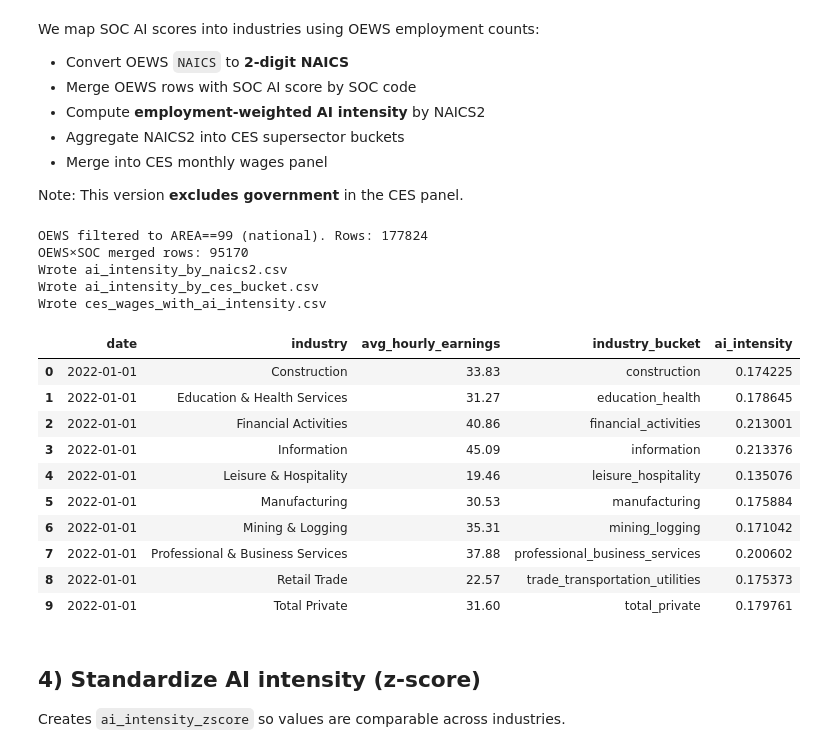
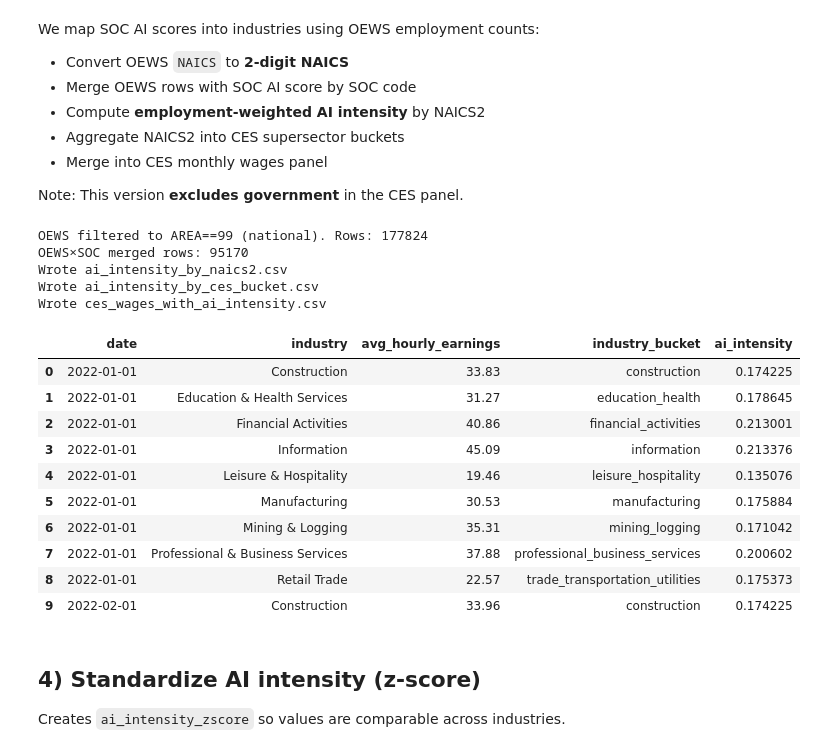
Before and after one commit to AmmarShafi1/Data-Science-Capstone-2026, a Jupyter notebook: Cleaned Code/ai_wage_pipeline_notebook.ipynb, the cells around one changed output. Drawn from its saved outputs; the diff is of its cells as text; code cells hidden in the pictures.

Commit message:
updated notebook and removed private sector bulk from data

```diff
--- a/Cleaned Code/ai_wage_pipeline_notebook.ipynb
+++ b/Cleaned Code/ai_wage_pipeline_notebook.ipynb
@@ -315,7 +314,6 @@ CES_BUCKET_TO_NAICS2 = {
     "construction": {"23"},
     "mining_logging": {"21"},
     "other_services": {"81"},
-    "total_private": None,
 }
 
 INDUSTRY_TO_BUCKET = {
@@ -418,34 +416,34 @@ def bucket_ai(bucket: str):
 ai_by_ces = pd.DataFrame({"industry_bucket": list(CES_BUCKET_TO_NAICS2.keys())})
 ai_by_ces["ai_intensity"] = ai_by_ces["industry_bucket"].map(bucket_ai)
 ai_by_ces.to_csv(AI_BY_CES_OUT, index=False)
 print("Wrote", AI_BY_CES_OUT)
 
 # Merge into CES monthly wages
 ces = pd.read_csv(CES_OUT)
 ces["industry_bucket"] = ces["industry"].map(INDUSTRY_TO_BUCKET)
 ces = ces[ces["industry_bucket"].notna()].copy()
 panel = ces.merge(ai_by_ces, on="industry_bucket", how="left")
 panel.to_csv(PANEL_OUT, index=False)
 print("Wrote", PANEL_OUT)
 
 panel.head(10)
 # %% [output]
 OEWS filtered to AREA==99 (national). Rows: 177824
 OEWS×SOC merged rows: 95170
 Wrote ai_intensity_by_naics2.csv
 Wrote ai_intensity_by_ces_bucket.csv
 Wrote ces_wages_with_ai_intensity.csv
 |  | date | industry | avg_hourly_earnings | industry_bucket | ai_intensity |
 | 0 | 2022-01-01 | Construction | 33.83 | construction | 0.174225 |
 | 1 | 2022-01-01 | Education & Health Services | 31.27 | education_health | 0.178645 |
 | 2 | 2022-01-01 | Financial Activities | 40.86 | financial_activities | 0.213001 |
 | 3 | 2022-01-01 | Information | 45.09 | information | 0.213376 |
 | 4 | 2022-01-01 | Leisure & Hospitality | 19.46 | leisure_hospitality | 0.135076 |
 | 5 | 2022-01-01 | Manufacturing | 30.53 | manufacturing | 0.175884 |
 | 6 | 2022-01-01 | Mining & Logging | 35.31 | mining_logging | 0.171042 |
 | 7 | 2022-01-01 | Professional & Business Services | 37.88 | professional_business_services | 0.200602 |
 | 8 | 2022-01-01 | Retail Trade | 22.57 | trade_transportation_utilities | 0.175373 |
-| 9 | 2022-01-01 | Total Private | 31.60 | total_private | 0.179761 |
+| 9 | 2022-02-01 | Construction | 33.96 | construction | 0.174225 |
 # %% [markdown]
 ## 4) Standardize AI intensity (z-score)
 
```
Also changed, not shown: parts of 11 cells of this notebook, 4 other files.
